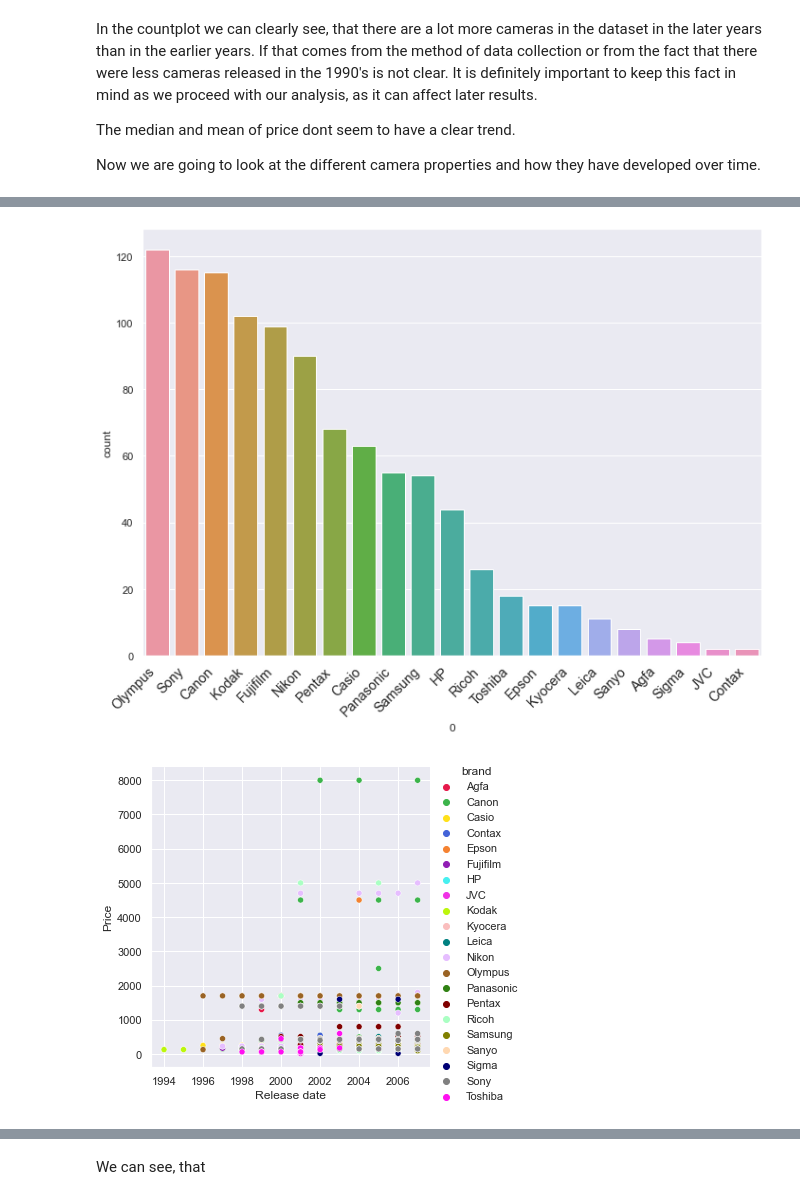
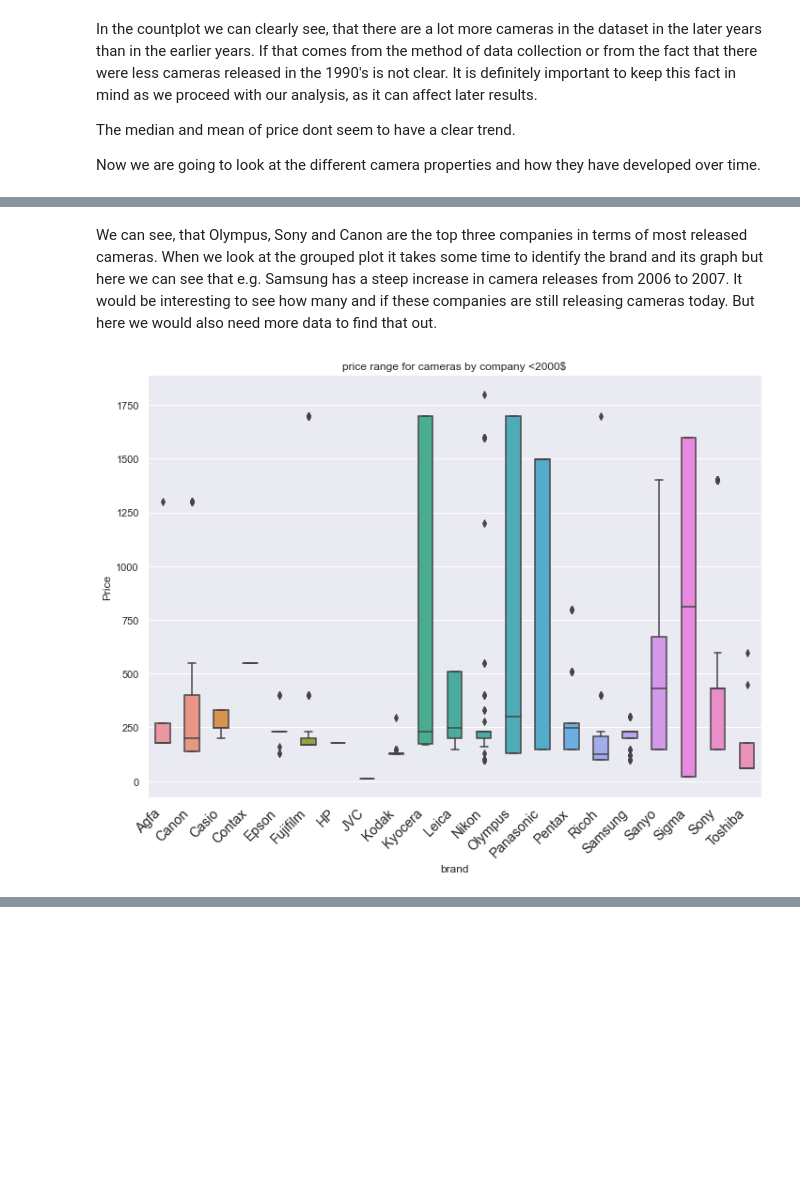
Before and after one commit to juro95/Camera-Data-Science-Project, a Jupyter notebook: 1000cameras.ipynb, the cells around one changed output, grey strips where cells are left out. Drawn from its saved outputs; the diff is of its cells as text; code cells hidden in the pictures; blank space fills up the shorter version.

```diff
--- a/1000cameras.ipynb
+++ b/1000cameras.ipynb
@@ -314,52 +342,22 @@ order brands with groupby and show mean price
+# %% [markdown]
+We can see, that Olympus, Sony and Canon are the top three companies in terms of most released cameras.
+When we look at the grouped plot it takes some time to identify the brand and its graph but here we can see that e.g. Samsung has a steep increase in camera releases from 2006 to 2007.
+It would be interesting to see how many and if these companies are still releasing cameras today. But here we would also need more data to find that out.
 # %%
-#split the Brand from the model name
-camera_brands = camera_new["Model"].str.split(" ", n = 1, expand = True)
-
-#count how many cameras there are per brand
-camera_brands["count"] = camera_brands[0].count()
-
-#make countplot from brands
-countplot_brands = sns.countplot(x = camera_brands[0], data = camera_brands, order = camera_brands[0].value_counts().index)
-#styling
-countplot_brands.set_xticklabels(countplot_brands.get_xticklabels(),
-    rotation=45,
-    horizontalalignment='right',
-    fontweight='light',
-    fontsize='large',)
-
-#making column in camer_new with brands
-camera_new["brand"] = camera_brands[0]
-
-
-camera_group_brands = camera_new.groupby("Release date")["brand"].count()
-
-camera_group_brands
-
-
-
-#creating color palette for brands
-brand_palette = ['#e6194b', '#3cb44b', '#ffe119', '#4363d8', '#f58231', '#911eb4', '#46f0f0', '#f032e6', '#bcf60c', '#fabebe', '#008080', '#e6beff', '#9a6324', '#308113', '#800000', '#aaffc3', '#808000', '#ffd8b1', '#000075', '#808080', '#FF10F0']
-
-#making scatterplot
-sns.relplot(x = camera_new["Release date"] , y = "Price", data = camera_new, kind = "scatter", hue = "brand", legend='full', palette = brand_palette)
-
-plt.show()
-
-#exclude prices above 2000 dollar to make distributoin more visble
+#exclude prices above 2000 dollar to make distribution more visble
 camera_excluded = camera_new[camera_new['Price'] <= 2000]
 
 #boxplot to show distribution of price in brands
 boxplot_brand = sns.boxplot(x = "brand", y = "Price", data = camera_excluded, width=0.5)
-
+plt.title(f"price range for cameras by company <2000$")
 boxplot_brand.set_xticklabels(boxplot_brand.get_xticklabels(),
     rotation=45,
     horizontalalignment='right',
     fontweight='light',
     fontsize='large',)
 
 sns.set(rc={'figure.figsize':(11.7,8.27)})
 
 plt.show()
 # %% [output]
-[figure, old version]
+[figure, new version]
-[figure, removed]
@@ -367,2 +363,0 @@ plt.show()
-# %% [markdown]
-We can see, that
```
Also changed, not shown: parts of 17 cells of this notebook.
